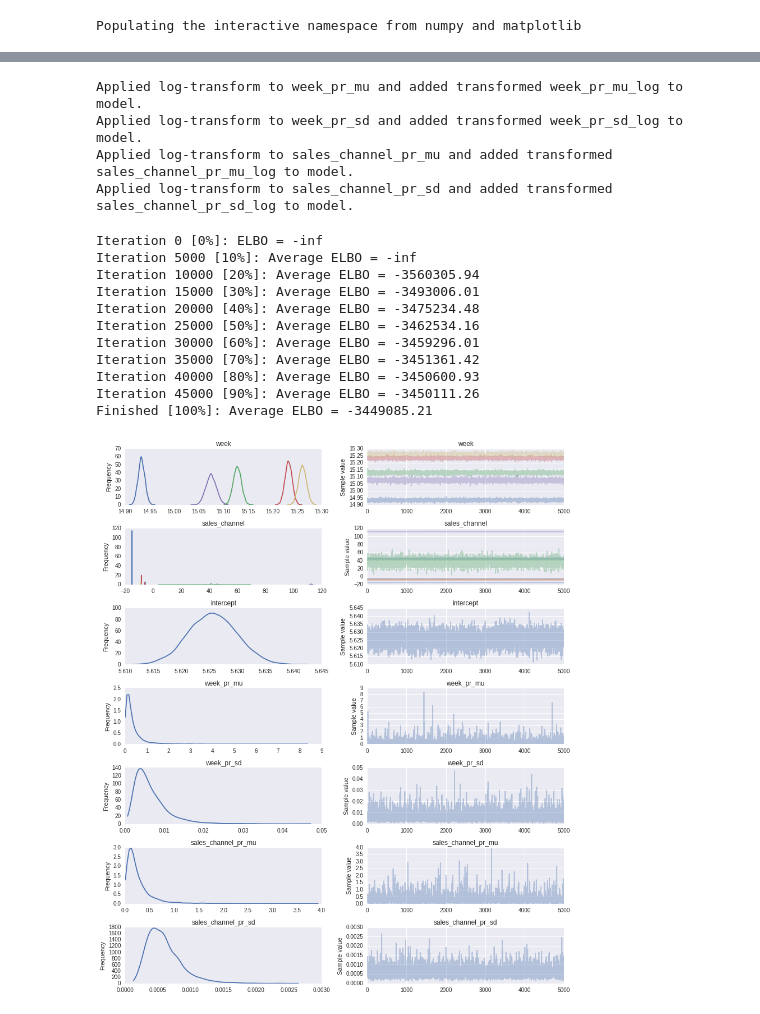
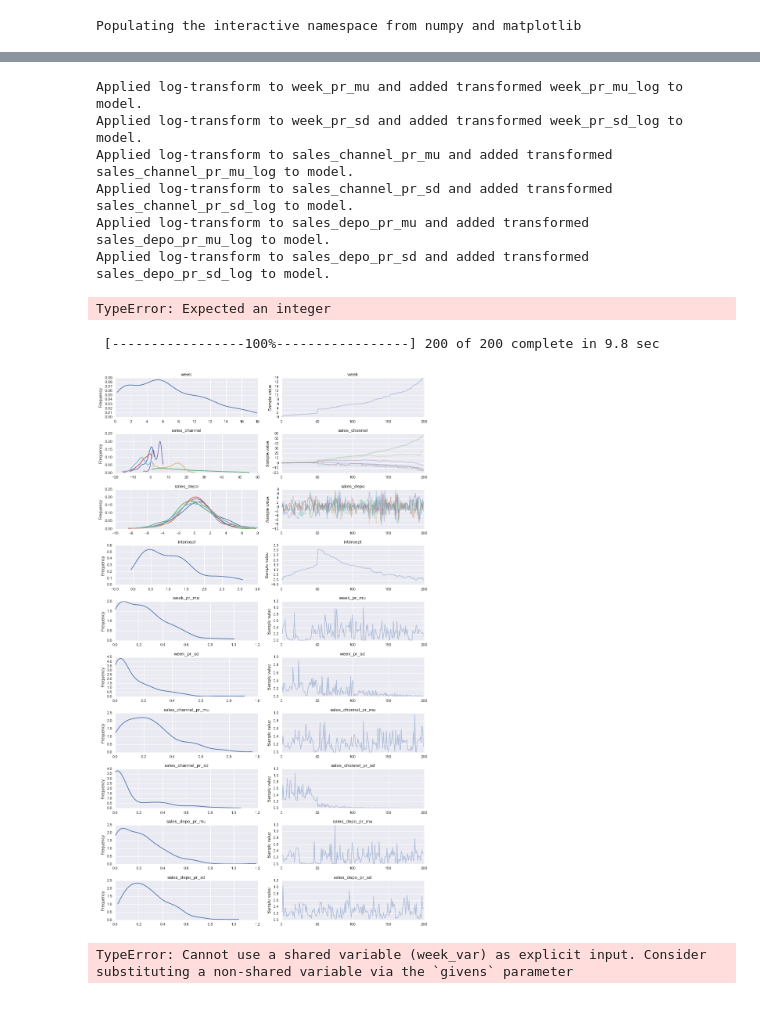
Before and after one commit to ririw/kaggle-bimbo-pymc3, a Jupyter notebook: Mo levels mo problems.ipynb, the cells around one changed output, grey strips where cells are left out. Drawn from its saved outputs; the diff is of its cells as text; code cells hidden in the pictures.

```diff
--- a/Mo levels mo problems.ipynb
+++ b/Mo levels mo problems.ipynb
@@ -51,24 +51,25 @@ import theano
 import theano.tensor as T
 # %%
 simple_model = pymc3.Model()
-
-
 samp = data.sample(1000)
 
-week_var = theano.shared(value=samp.week_num.cat.codes.values, name='week_var')
+week_var        = theano.shared(value=samp.week_num.cat.codes.values, name='week_var')
 sales_chans_var = theano.shared(value=samp.sales_channel.cat.codes.values, name='sales_chans_var')
-adj_demand_var = theano.shared(value=samp.adjusted_demand.values, name='adj_demand_var')
+sales_depo_var  = theano.shared(value=samp.sales_depo.cat.codes.values, name='sales_depo_var')
+adj_demand_var  = theano.shared(value=samp.adjusted_demand.values, name='adj_demand_var')
 
 with simple_model:
     week_rate = simple_halfnorm_priors('week', data.week_num.nunique())
+    sales_channel = simple_halfnorm_priors('sales_channel', shape=data.sales_channel.nunique())
+    sales_depo = simple_halfnorm_priors('sales_depo', shape=data.sales_depo.nunique())
 
-    sales_channel = simple_halfnorm_priors('sales_channel', shape=data.sales_channel.nunique())
     intercept = pymc3.Normal('intercept', 0, 100)
 
     week_vs = week_rate[week_var]
     sales_channel_vs = sales_channel[sales_chans_var]
+    sales_depo_vs = sales_depo[sales_depo_var]
 
-    demand_mu = week_vs + sales_channel_vs + intercept
+    demand_mu = week_vs + sales_channel_vs + sales_depo_vs + intercept
 
     adjusted_demand = pymc3.Poisson(
         'adjusted_demand',
@@ -80,6 +81,16 @@ Applied log-transform to week_pr_mu and added transformed week_pr_mu_log to mode
 Applied log-transform to week_pr_sd and added transformed week_pr_sd_log to model.
 Applied log-transform to sales_channel_pr_mu and added transformed sales_channel_pr_mu_log to model.
 Applied log-transform to sales_channel_pr_sd and added transformed sales_channel_pr_sd_log to model.
+Applied log-transform to sales_depo_pr_mu and added transformed sales_depo_pr_mu_log to model.
+Applied log-transform to sales_depo_pr_sd and added transformed sales_depo_pr_sd_log to model.
+TypeError: Expected an integer
+# %%
+with simple_model:
+    trace = pymc3.sample(200, step=pymc3.NUTS())
+    pymc3.traceplot(trace)
+# %% [output]
+ [-----------------100%-----------------] 200 of 200 complete in 9.8 sec
+[figure, added]
 # %%
 def create_minibatch(data):
     rng = np.random.RandomState(0)
@@ -106,9 +125,9 @@ def minibatcher():
 with simple_model:
     v_params = pymc3.variational.advi_minibatch(
         n=50000,
-        minibatch_tensors=[week_var, sales_chans_var, adj_demand_var],
+        minibatch_tensors=minibatch_tensors,
         minibatch_RVs=[adjusted_demand],
-        minibatches=minibatcher(),
+        minibatches=minibatches,
         total_size=data.shape[0],
         learning_rate=1e-2,
         epsilon=1.0
@@ -117,15 +136,4 @@ with simple_model:
 
     pymc3.traceplot(trace)
 # %% [output]
-Iteration 0 [0%]: ELBO = -inf
-Iteration 5000 [10%]: Average ELBO = -inf
-Iteration 10000 [20%]: Average ELBO = -3560305.94
-Iteration 15000 [30%]: Average ELBO = -3493006.01
-Iteration 20000 [40%]: Average ELBO = -3475234.48
-Iteration 25000 [50%]: Average ELBO = -3462534.16
-Iteration 30000 [60%]: Average ELBO = -3459296.01
-Iteration 35000 [70%]: Average ELBO = -3451361.42
-Iteration 40000 [80%]: Average ELBO = -3450600.93
-Iteration 45000 [90%]: Average ELBO = -3450111.26
-Finished [100%]: Average ELBO = -3449085.21
+TypeError: Cannot use a shared variable (week_var) as explicit input. Consider substituting a non-shared variable via the `givens` parameter
-[figure, removed]
```
Also changed, not shown: parts of 5 cells of this notebook, 3 other files.
